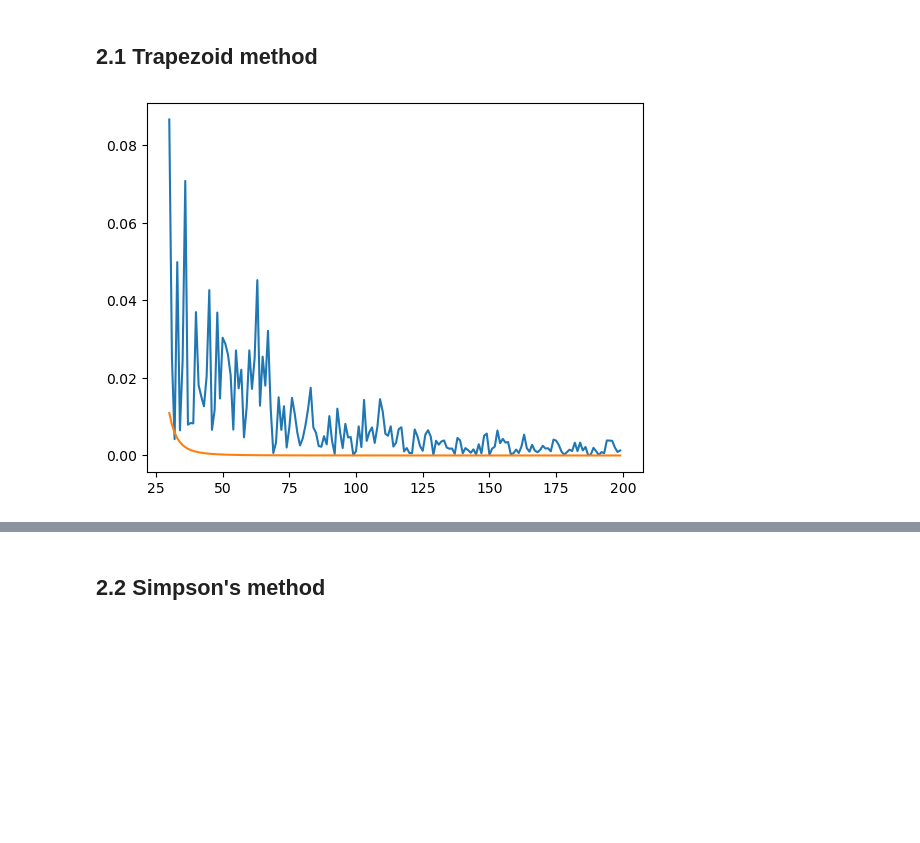
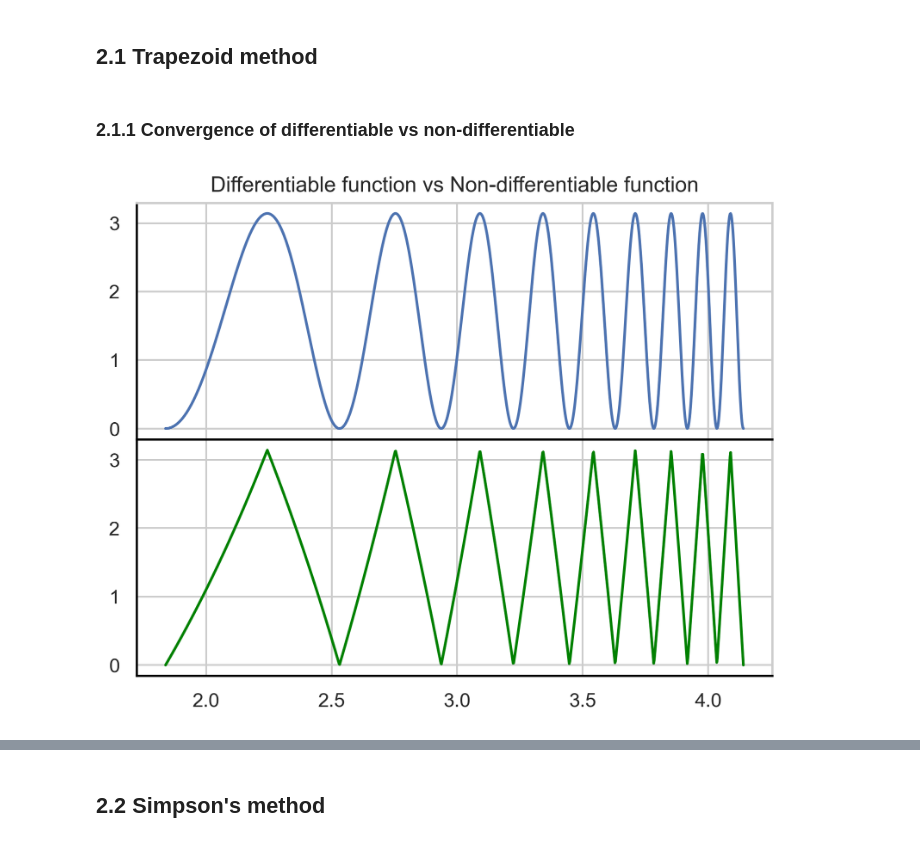
Before and after one commit to MattiaBarbiere/Numerical-methods-for-computing-integrals-and-solving-ODEs, a Jupyter notebook: Examples.ipynb, the cells around one changed output, grey strips where cells are left out. Cells and saved outputs as stored; diff of their text form; code cells hidden in the pictures; blank space fills up the shorter version.

Commit message:
Starting with example of diff vs non_diff

```diff
--- a/Examples.ipynb
+++ b/Examples.ipynb
@@ -383,27 +409,48 @@ def trap_integration(f, a: float, b: float, n: int, grid: list = None):
         x_2 = x_1
 
     return t
-# %%
-def f1(x):
-    return np.arccos(np.cos(np.exp(x)))
-
-def f2(x):
-    return np.pi/2*np.cos(np.exp(x)+np.pi) + np.pi/2
-
-a = np.log(2*np.pi)
-b = np.log(20*np.pi)
-func1 = np.vectorize(f1)
-func2 = np.vectorize(f2)
-n_list = range(30,200)
-diff = []
-non_diff = []
-fig, ax = plt.subplots()
-for n in n_list:
-    non_diff.append(abs(trap_integration(f1, a, b, n)-3.58802719695))
-    diff.append(abs(trap_integration(f2, a, b, n)- 3.58185128728))
-
-ax.plot(n_list, non_diff)
-ax.plot(n_list, diff)
-plt.show()
-# %% [output]
-[figure, removed]
+# %% [markdown]
+### 2.1.1 Convergence of differentiable vs non-differentiable
+# %%
+#The non-differentiable function used in my example
+def non_diff(x):
+    return np.arccos(np.cos(np.exp(x)))
+
+#A differentiable function that is very similar to the non-differentiable function
+def diff(x):
+    return np.pi/2 * np.cos(np.exp(x) + np.pi) + np.pi/2
+
+#Vectorizing the functions
+non_diff = np.vectorize(non_diff)
+diff = np.vectorize(diff)
+
+#Plotting the two functions
+fig = plt.figure(dpi=dpi_val)
+gs = fig.add_gridspec(2, hspace=0)
+ax = gs.subplots(sharex=True, sharey=True)
+
+#The extrema of interest
+a = np.log(2 * np.pi)
+b = np.log(20 * np.pi)
+
+#Plotting the functions
+x = np.linspace(a, b, 1000)
+diff_vals = diff(x)
+non_diff_vals = non_diff(x)
+ax[0].plot(x, diff_vals)
+ax[1].plot(x, non_diff_vals, color='Green')
+
+#Setting the axis colours
+ax[0].spines['left'].set_color('black')
+ax[1].spines['left'].set_color('black')
+ax[1].spines['top'].set_color('black')
+ax[1].spines['bottom'].set_color('black')
+
+#The first plot should share the horizontal axis values
+ax[0].label_outer()
+
+ax[0].set_title("Differentiable function vs Non-differentiable function")
+fig.savefig("Images/" + "diff vs non-diff")
+plt.show()
+# %% [output]
+[figure, added]
```
Also changed, not shown: parts of 12 cells of this notebook, 2 other files.
